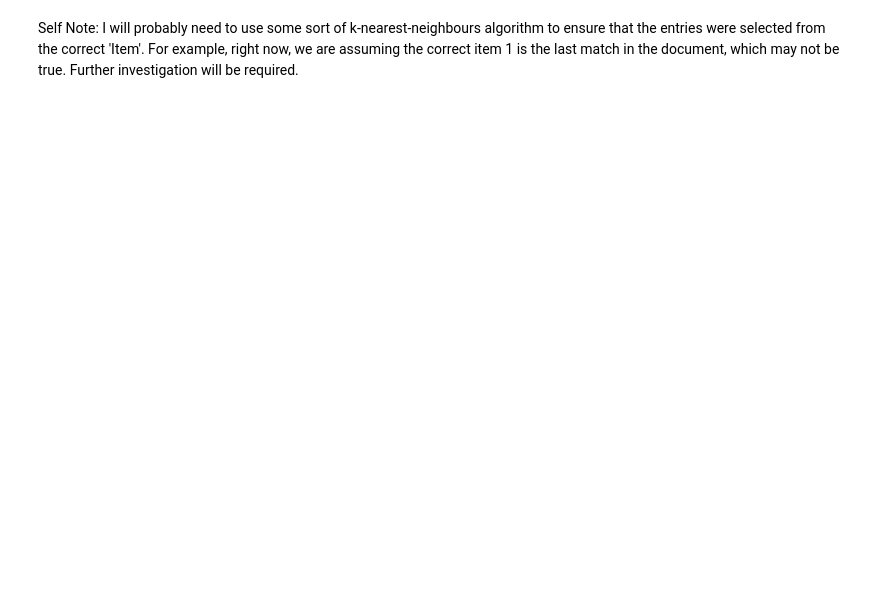
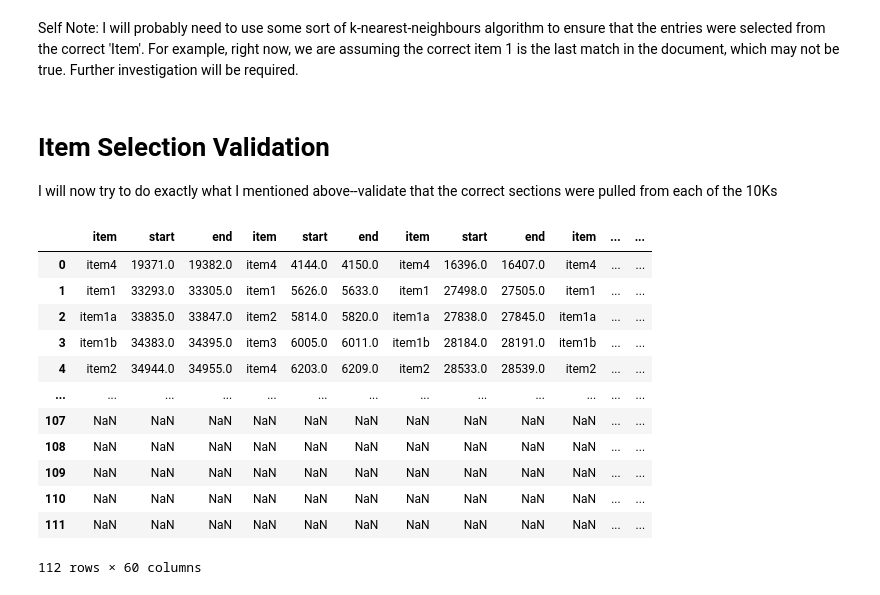
Before and after one commit to lkrenn/10K-10Q-NLP-Project, a Jupyter notebook: Data/all_stock_parse.ipynb, the cells around one changed output. Cells and saved outputs as stored; diff of their text form; code cells hidden in the pictures; blank space fills up the shorter version.

```diff
--- a/Data/all_stock_parse.ipynb
+++ b/Data/all_stock_parse.ipynb
@@ -134,2 +156,24 @@ raw_10k[:10000]
 # %% [markdown]
 Self Note: I will probably need to use some sort of k-nearest-neighbours algorithm to ensure that the entries were selected from the correct 'Item'. For example, right now, we are assuming the correct item 1 is the last match in the document, which may not be true. Further investigation will be required.
+# %% [markdown]
+# Item Selection Validation
+
+I will now try to do exactly what I mentioned above--validate that the correct sections were pulled from each of the 10Ks
+# %%
+pd.concat([positions[list(positions.keys())[0]][x] for x in positions[list(positions.keys())[0]].keys()],
+          axis=1,
+         )
+# %% [output]
+|  | item | start | end | item | start | end | item | start | end | item | ... | ... |
+| 0 | item4 | 19371.0 | 19382.0 | item4 | 4144.0 | 4150.0 | item4 | 16396.0 | 16407.0 | item4 | ... | ... |
+| 1 | item1 | 33293.0 | 33305.0 | item1 | 5626.0 | 5633.0 | item1 | 27498.0 | 27505.0 | item1 | ... | ... |
+| 2 | item1a | 33835.0 | 33847.0 | item2 | 5814.0 | 5820.0 | item1a | 27838.0 | 27845.0 | item1a | ... | ... |
+| 3 | item1b | 34383.0 | 34395.0 | item3 | 6005.0 | 6011.0 | item1b | 28184.0 | 28191.0 | item1b | ... | ... |
+| 4 | item2 | 34944.0 | 34955.0 | item4 | 6203.0 | 6209.0 | item2 | 28533.0 | 28539.0 | item2 | ... | ... |
+| ... | ... | ... | ... | ... | ... | ... | ... | ... | ... | ... | ... | ... |
+| 107 | NaN | NaN | NaN | NaN | NaN | NaN | NaN | NaN | NaN | NaN | ... | ... |
+| 108 | NaN | NaN | NaN | NaN | NaN | NaN | NaN | NaN | NaN | NaN | ... | ... |
+| 109 | NaN | NaN | NaN | NaN | NaN | NaN | NaN | NaN | NaN | NaN | ... | ... |
+| 110 | NaN | NaN | NaN | NaN | NaN | NaN | NaN | NaN | NaN | NaN | ... | ... |
+| 111 | NaN | NaN | NaN | NaN | NaN | NaN | NaN | NaN | NaN | NaN | ... | ... |
+112 rows × 60 columns
```
Also changed, not shown: parts of 5 cells of this notebook.
